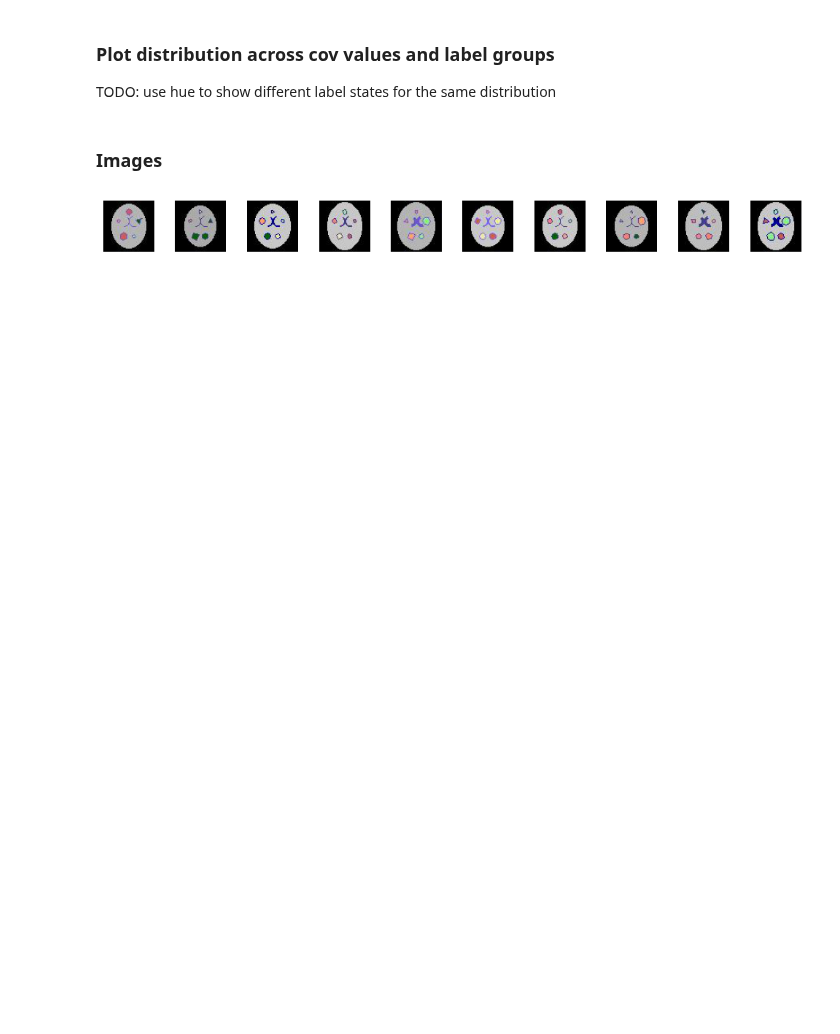
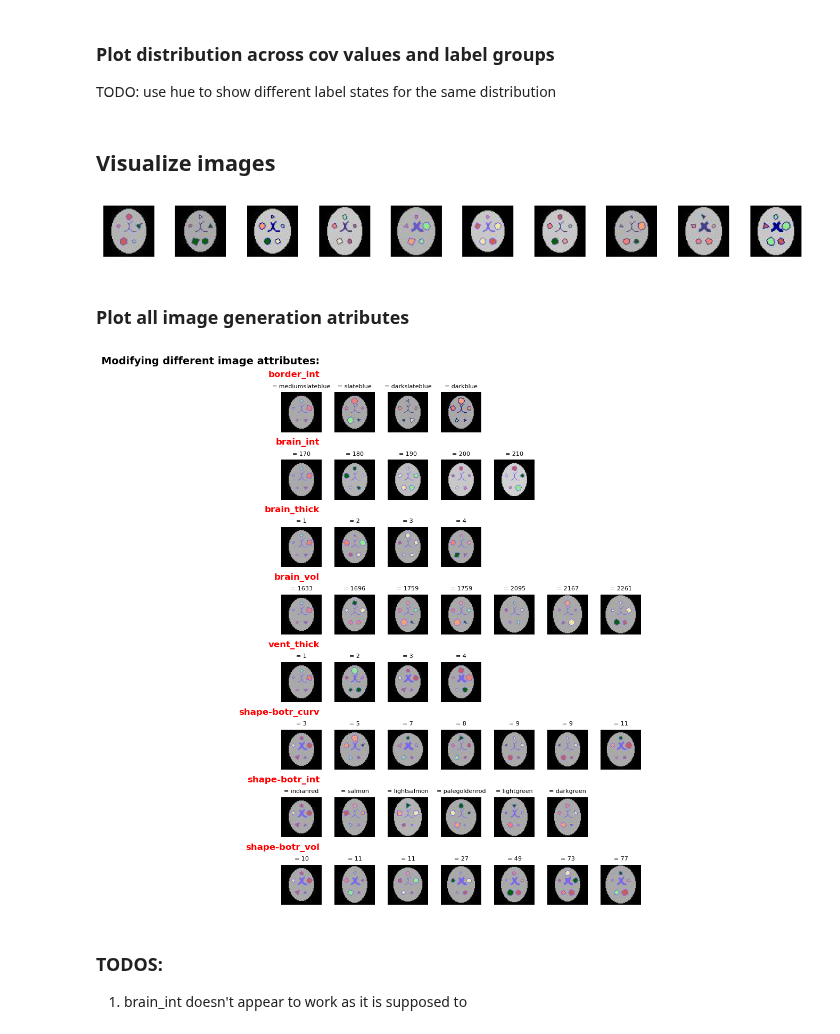
Before and after one commit to RoshanRane/toybrains, a Jupyter notebook: viz_gen_data_dists.ipynb, the cells around one changed output. Saved outputs shown, nothing was run; the diff lists cells and outputs as text; code cells hidden in the pictures; blank space fills up the shorter version.

Commit message:
Plot of example images for readme
ReadMe: Add plots showing example images from the dataset and how they change for different values of each image generation attribute (a). Currently we have 20 a

```diff
--- a/viz_gen_data_dists.ipynb
+++ b/viz_gen_data_dists.ipynb
@@ -88,12 +85,68 @@ plt.show()
 sns.histplot(data=df, x="cov_age", hue="gen_vent_thick")
 plt.show()
 # %% [markdown]
-### Images
+## Visualize images
 # %%
 img_files = sorted(glob("toybrains/images/*.jpg"))
 show_images(img_files=img_files, n_rows=1)
 # %% [output]
 [figure]
+# %% [markdown]
+### Plot all image generation atributes
+# %%
+df = pd.read_csv(glob("toybrains/toybrains_n*.csv")[0]).set_index('subjectID')
+# %%
+fs = 12
+atrs = sorted([col for col in df.filter(regex='^gen_').columns if 'shape' not in col])
+# drop all shapes except one to show
+atrs_shape = [col for col in df.filter(regex='^gen_').columns if ('botr' in col)]
+atrs = atrs + atrs_shape
+# f, axes = plt.subplots(len(atrs), 1, figsize=(7,1.3*len(atrs)), constrained_layout=True)
+f = plt.figure(constrained_layout=True, figsize=(7,1.3*len(atrs)))
+f.suptitle(f"Modifying different image attributes:",
+           fontsize=fs+2, ha='right', x=0.12, fontweight='heavy')
+# define each subplots row as a subfigure and set separate subtitles
+subfigs = f.subfigures(len(atrs), 1)
+
+for i, subfig in enumerate(subfigs):
+
+    atr = atrs[i]
+    atr_vals = df[atr].sort_values().unique()
+    if len(atr_vals)>7: # if more than 7 then sample the least best and some values in between
+        atr_vals = [atr_vals[0]] + np.sort(np.random.choice(atr_vals[1:-2], 7-2)).tolist() + [atr_vals[-1]]
+    # print(atr)
+    # color = 'darkred' if 'brain' in atr else ('darkgreen' if 'shape' in atr else 'darkblue')
+    subfig.suptitle(atr.replace('gen_',''),
+                    fontsize=fs, color='r', ha='right', x=0.12, fontweight='heavy')
+    axes_row = subfig.subplots(nrows=1, ncols=7)
+
+    # organize the attribute sorting order so that  the images are similar to each other within each row
+    col_order = atrs[:]
+    related_atrs = [col for col in col_order if (atr.split('_')[1] in col) and (col!=atr)]
+    col_order = [atr] + related_atrs + [c for c in col_order if c not in (related_atrs + [atrs])]
+    df_sorted = df.sort_values(by=col_order, axis=0)
+
+    for j, ax in enumerate(axes_row):
+        if j<len(atr_vals):
+            atr_val = atr_vals[j]
+            sample = df_sorted.loc[df_sorted[atr]==atr_val].iloc[0]
+            subID = f"{sample.name:05}"
+            # print(subID)
+            img = mpimg.imread(f"toybrains/images/{subID}.jpg")
+            ax.imshow(img)
+            if isinstance(atr_val, float): atr_val = int(atr_val)
+            if isinstance(atr_val, str): atr_val = atr_val.split('-')[1]
+            ax.set_title(f"= {atr_val}", fontsize=fs-4, ha='center')
+
+        ax.axis("off")
+
+plt.savefig("docs/image_attrs.png", bbox_inches='tight')
+plt.show()
+# %% [output]
+[figure, added]
+# %% [markdown]
+### TODOS:
+1. brain_int doesn't appear to work as it is supposed to
 # %%
 ## Create the ventricles image
 
```
Also changed, not shown: parts of 7 cells of this notebook, 3 other files.
